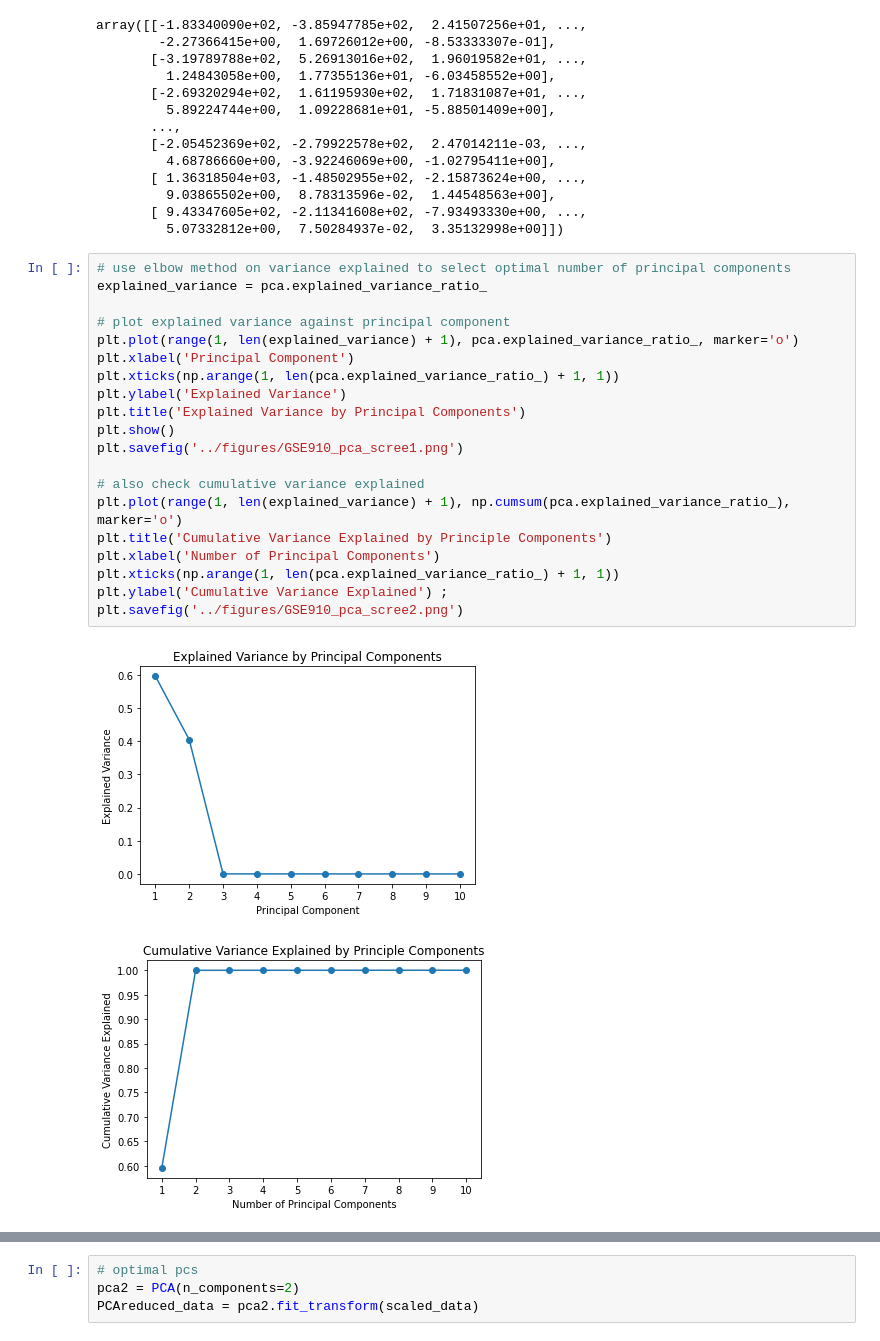
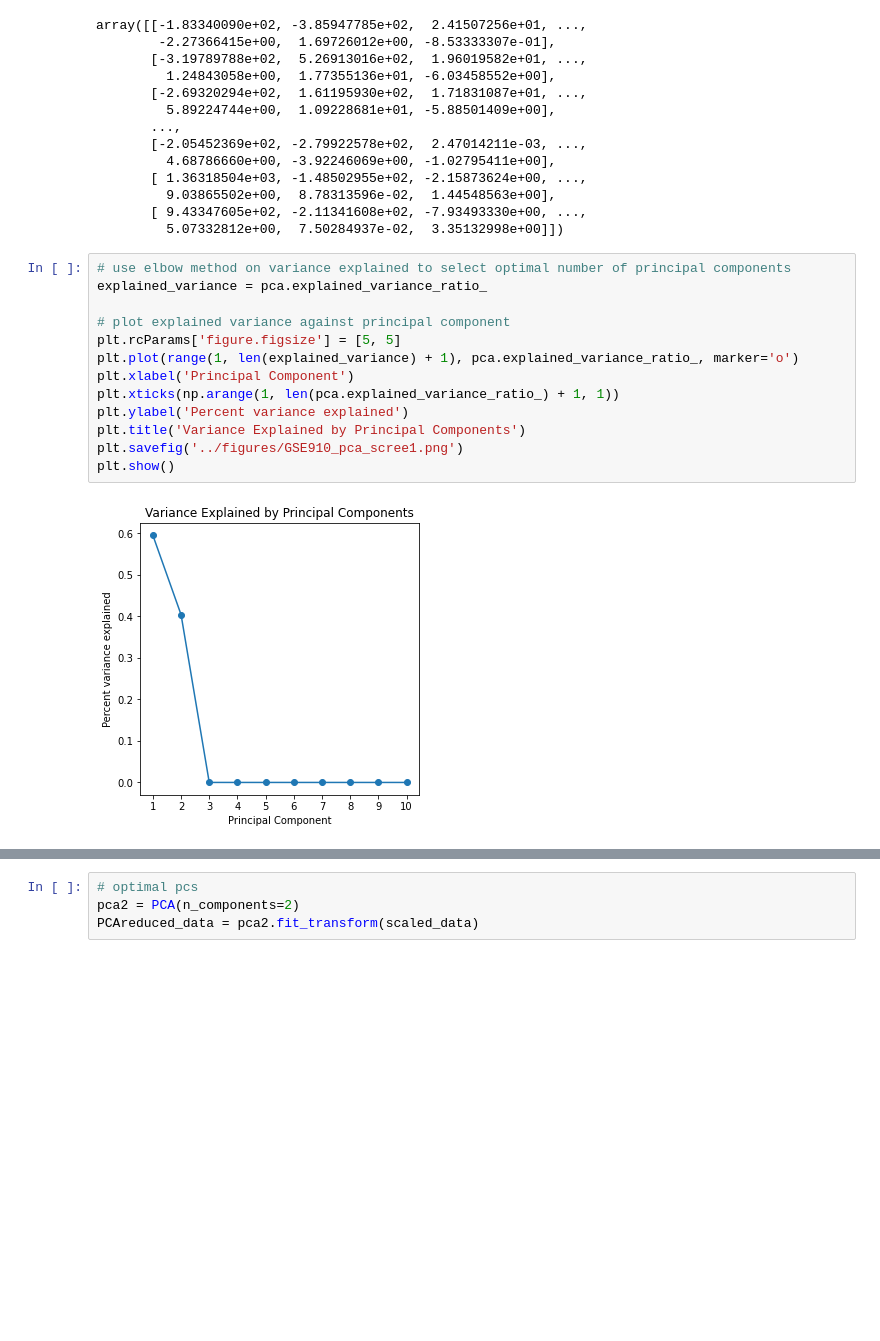
Before and after one commit to evzhng/LMP1210_2024, a Jupyter notebook: scripts/GSE910_PCA_top_100.ipynb, the cells around one changed output, grey strips where cells are left out. Saved outputs shown, nothing was run; the diff lists cells and outputs as text; blank space fills up the shorter version.

```diff
--- a/scripts/GSE910_PCA_top_100.ipynb
+++ b/scripts/GSE910_PCA_top_100.ipynb
@@ -37,23 +37,15 @@ array([[-1.83340090e+02, -3.85947785e+02,  2.41507256e+01, ...,
 # %%
 # use elbow method on variance explained to select optimal number of principal components
 explained_variance = pca.explained_variance_ratio_
 
 # plot explained variance against principal component
+plt.rcParams['figure.figsize'] = [5, 5]
 plt.plot(range(1, len(explained_variance) + 1), pca.explained_variance_ratio_, marker='o')
 plt.xlabel('Principal Component')
 plt.xticks(np.arange(1, len(pca.explained_variance_ratio_) + 1, 1))
-plt.ylabel('Explained Variance')
-plt.title('Explained Variance by Principal Components')
+plt.ylabel('Percent variance explained')
+plt.title('Variance Explained by Principal Components')
+plt.savefig('../figures/GSE910_pca_scree1.png')
 plt.show()
-plt.savefig('../figures/GSE910_pca_scree1.png')
-
-# also check cumulative variance explained
-plt.plot(range(1, len(explained_variance) + 1), np.cumsum(pca.explained_variance_ratio_), marker='o')
-plt.title('Cumulative Variance Explained by Principle Components')
-plt.xlabel('Number of Principal Components')
-plt.xticks(np.arange(1, len(pca.explained_variance_ratio_) + 1, 1))
-plt.ylabel('Cumulative Variance Explained') ;
-plt.savefig('../figures/GSE910_pca_scree2.png')
 # %% [output]
-[figure, old version]
+[figure, new version]
-[figure, removed]
```
Also changed, not shown: parts of 3 cells of this notebook, 5 other files.
